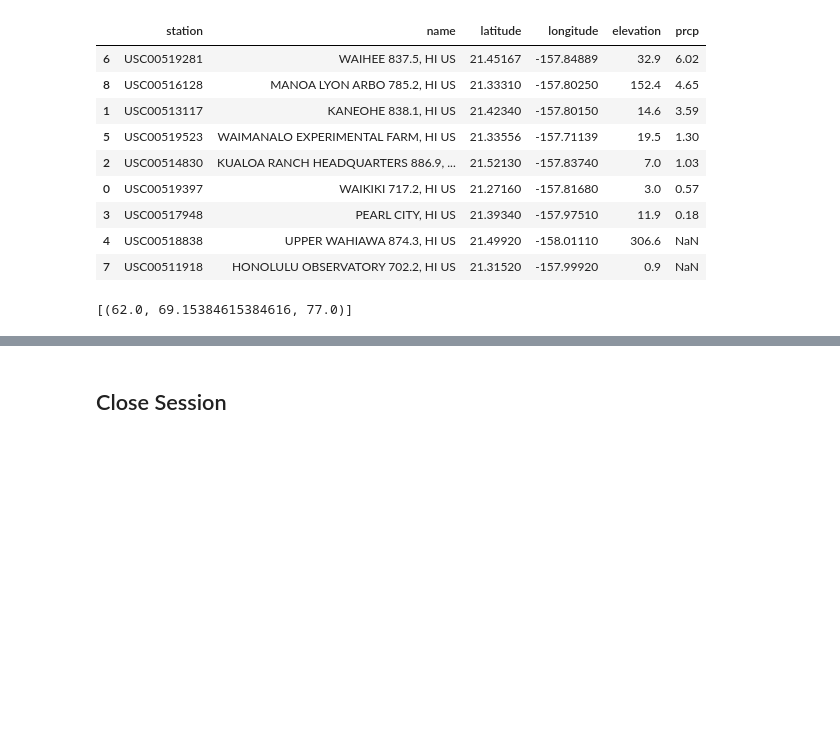
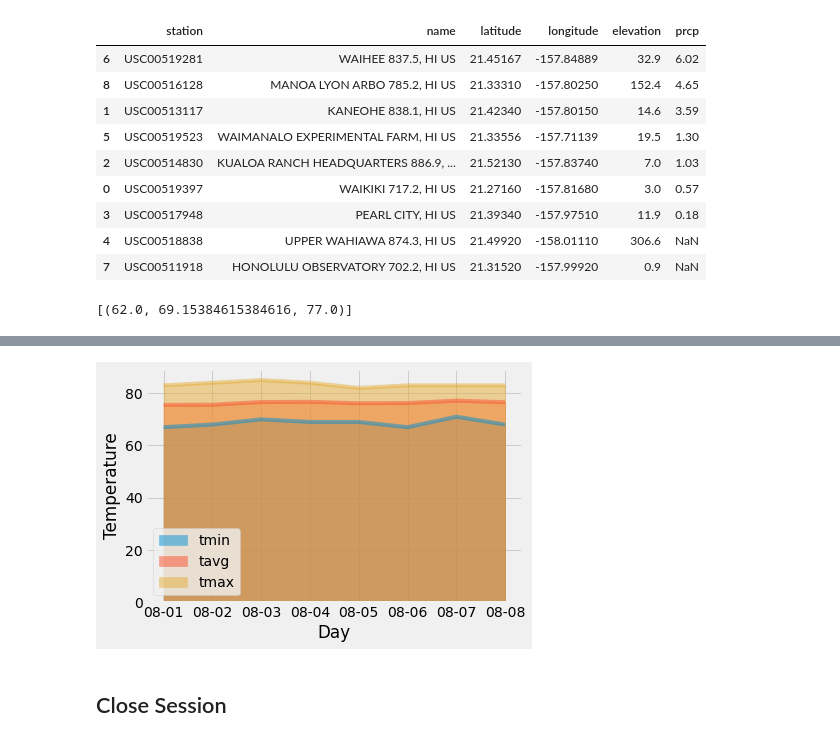
Before and after one commit to moriahtaylor1/sqlalchemy-challenge, a Jupyter notebook: temp_analysis_bonus_2.ipynb, the cells around one changed output, grey strips where cells are left out. Cells and saved outputs as stored; diff of their text form; code cells hidden in the pictures; blank space fills up the shorter version.

```diff
--- a/temp_analysis_bonus_2.ipynb
+++ b/temp_analysis_bonus_2.ipynb
@@ -174,4 +185,10 @@ df
 # %%
 # Plot the daily normals as an area plot with `stacked=False`
+df.plot.area(stacked=False)
+plt.ylabel('Temperature')
+plt.xlabel('Day')
+plt.show()
+# %% [output]
+[figure, added]
 # %% [markdown]
 ## Close Session
```
Also changed, not shown: parts of 3 cells of this notebook.
